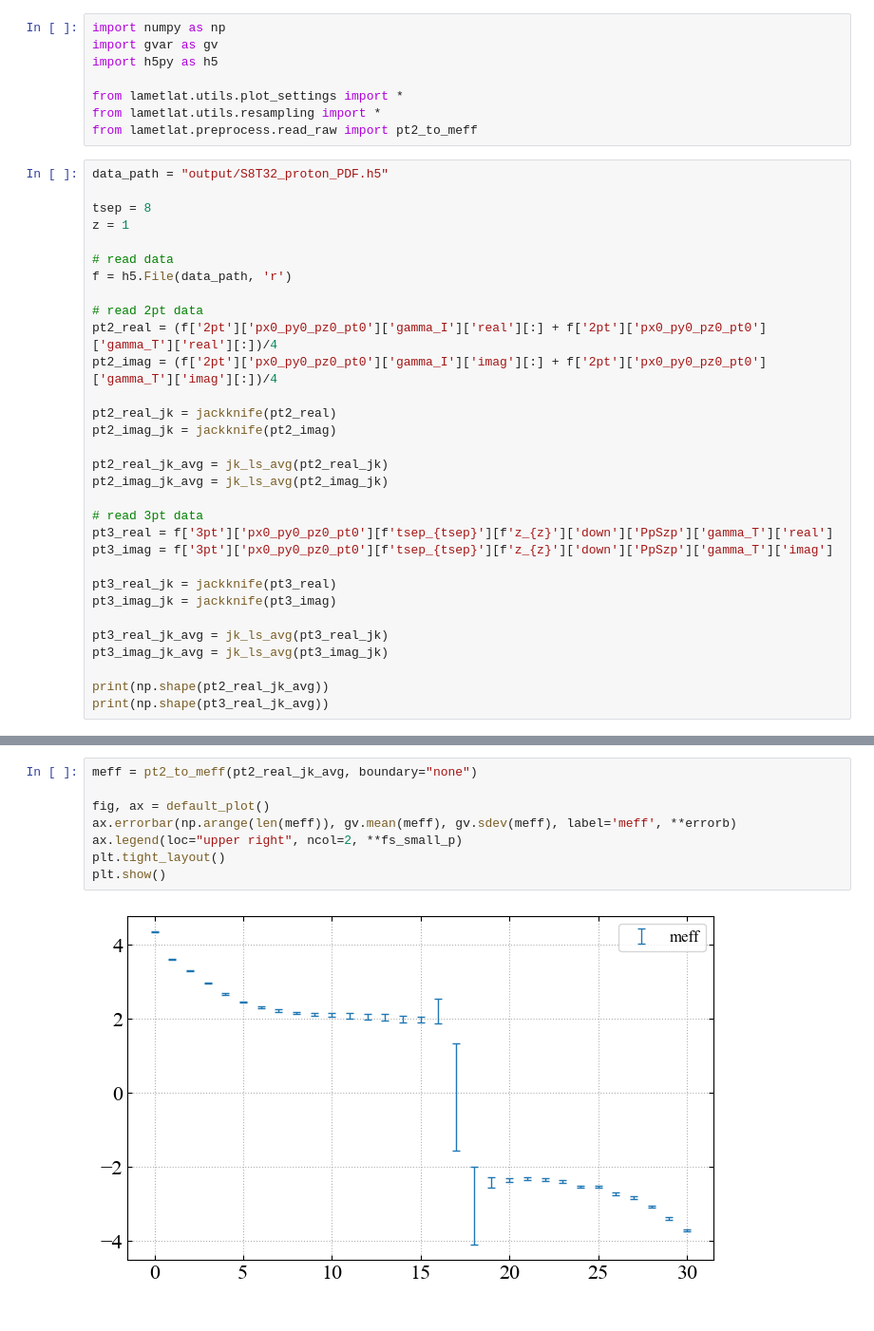
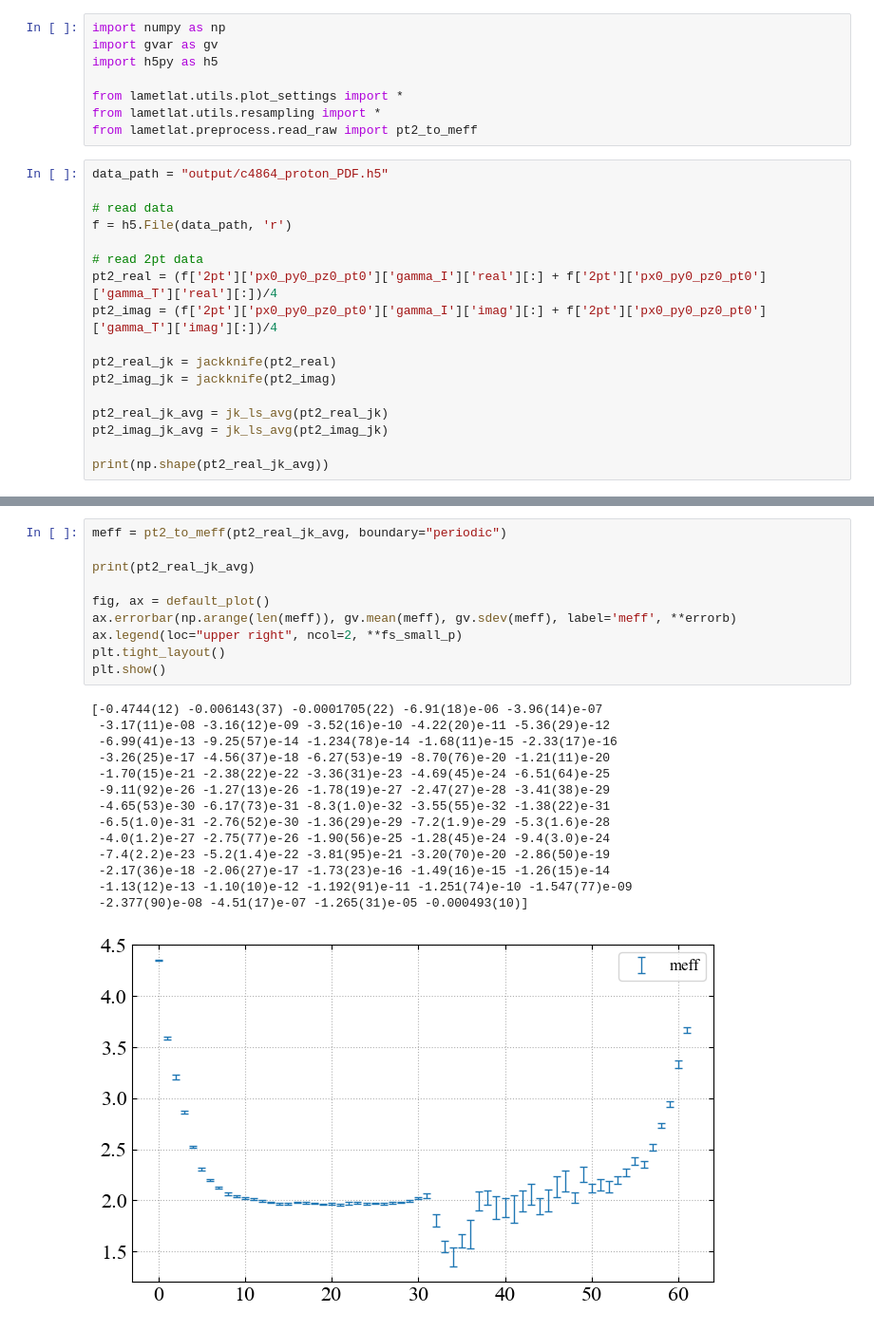
Before and after one commit to Greyyy-HJC/gpt_benchmark, a Jupyter notebook: examples/proton_qpdf/read.ipynb, the cells around one changed output, grey strips where cells are left out. Shown: that part at 95% size. Cells and saved outputs as stored; diff of their text form.

```diff
--- a/examples/proton_qpdf/read.ipynb
+++ b/examples/proton_qpdf/read.ipynb
@@ -7,10 +7,7 @@ from lametlat.utils.plot_settings import *
 from lametlat.utils.resampling import *
 from lametlat.preprocess.read_raw import pt2_to_meff
 # %%
-data_path = "output/S8T32_proton_PDF.h5"
-
-tsep = 8
-z = 1
+data_path = "output/c4864_proton_PDF.h5"
 
 # read data
 f = h5.File(data_path, 'r')
@@ -25,16 +22,5 @@ pt2_imag_jk = jackknife(pt2_imag)
 pt2_real_jk_avg = jk_ls_avg(pt2_real_jk)
 pt2_imag_jk_avg = jk_ls_avg(pt2_imag_jk)
 
-# read 3pt data
-pt3_real = f['3pt']['px0_py0_pz0_pt0'][f'tsep_{tsep}'][f'z_{z}']['down']['PpSzp']['gamma_T']['real']
-pt3_imag = f['3pt']['px0_py0_pz0_pt0'][f'tsep_{tsep}'][f'z_{z}']['down']['PpSzp']['gamma_T']['imag']
-
-pt3_real_jk = jackknife(pt3_real)
-pt3_imag_jk = jackknife(pt3_imag)
-
-pt3_real_jk_avg = jk_ls_avg(pt3_real_jk)
-pt3_imag_jk_avg = jk_ls_avg(pt3_imag_jk)
-
 print(np.shape(pt2_real_jk_avg))
-print(np.shape(pt3_real_jk_avg))
 # %% [output]
@@ -43,11 +28,26 @@ print(np.shape(pt3_real_jk_avg))
 # %%
-meff = pt2_to_meff(pt2_real_jk_avg, boundary="none")
+meff = pt2_to_meff(pt2_real_jk_avg, boundary="periodic")
+
+print(pt2_real_jk_avg)
 
 fig, ax = default_plot()
 ax.errorbar(np.arange(len(meff)), gv.mean(meff), gv.sdev(meff), label='meff', **errorb)
 ax.legend(loc="upper right", ncol=2, **fs_small_p)
 plt.tight_layout()
 plt.show()
 # %% [output]
+[-0.4744(12) -0.006143(37) -0.0001705(22) -6.91(18)e-06 -3.96(14)e-07
+ -3.17(11)e-08 -3.16(12)e-09 -3.52(16)e-10 -4.22(20)e-11 -5.36(29)e-12
+ -6.99(41)e-13 -9.25(57)e-14 -1.234(78)e-14 -1.68(11)e-15 -2.33(17)e-16
+ -3.26(25)e-17 -4.56(37)e-18 -6.27(53)e-19 -8.70(76)e-20 -1.21(11)e-20
+ -1.70(15)e-21 -2.38(22)e-22 -3.36(31)e-23 -4.69(45)e-24 -6.51(64)e-25
+ -9.11(92)e-26 -1.27(13)e-26 -1.78(19)e-27 -2.47(27)e-28 -3.41(38)e-29
+ -4.65(53)e-30 -6.17(73)e-31 -8.3(1.0)e-32 -3.55(55)e-32 -1.38(22)e-31
+ -6.5(1.0)e-31 -2.76(52)e-30 -1.36(29)e-29 -7.2(1.9)e-29 -5.3(1.6)e-28
+ -4.0(1.2)e-27 -2.75(77)e-26 -1.90(56)e-25 -1.28(45)e-24 -9.4(3.0)e-24
+ -7.4(2.2)e-23 -5.2(1.4)e-22 -3.81(95)e-21 -3.20(70)e-20 -2.86(50)e-19
+ -2.17(36)e-18 -2.06(27)e-17 -1.73(23)e-16 -1.49(16)e-15 -1.26(15)e-14
+ -1.13(12)e-13 -1.10(10)e-12 -1.192(91)e-11 -1.251(74)e-10 -1.547(77)e-09
+ -2.377(90)e-08 -4.51(17)e-07 -1.265(31)e-05 -0.000493(10)]
-[figure, old version]
+[figure, new version]
 # %%
```
Also changed, not shown: parts of 2 cells of this notebook, 5 other files.
